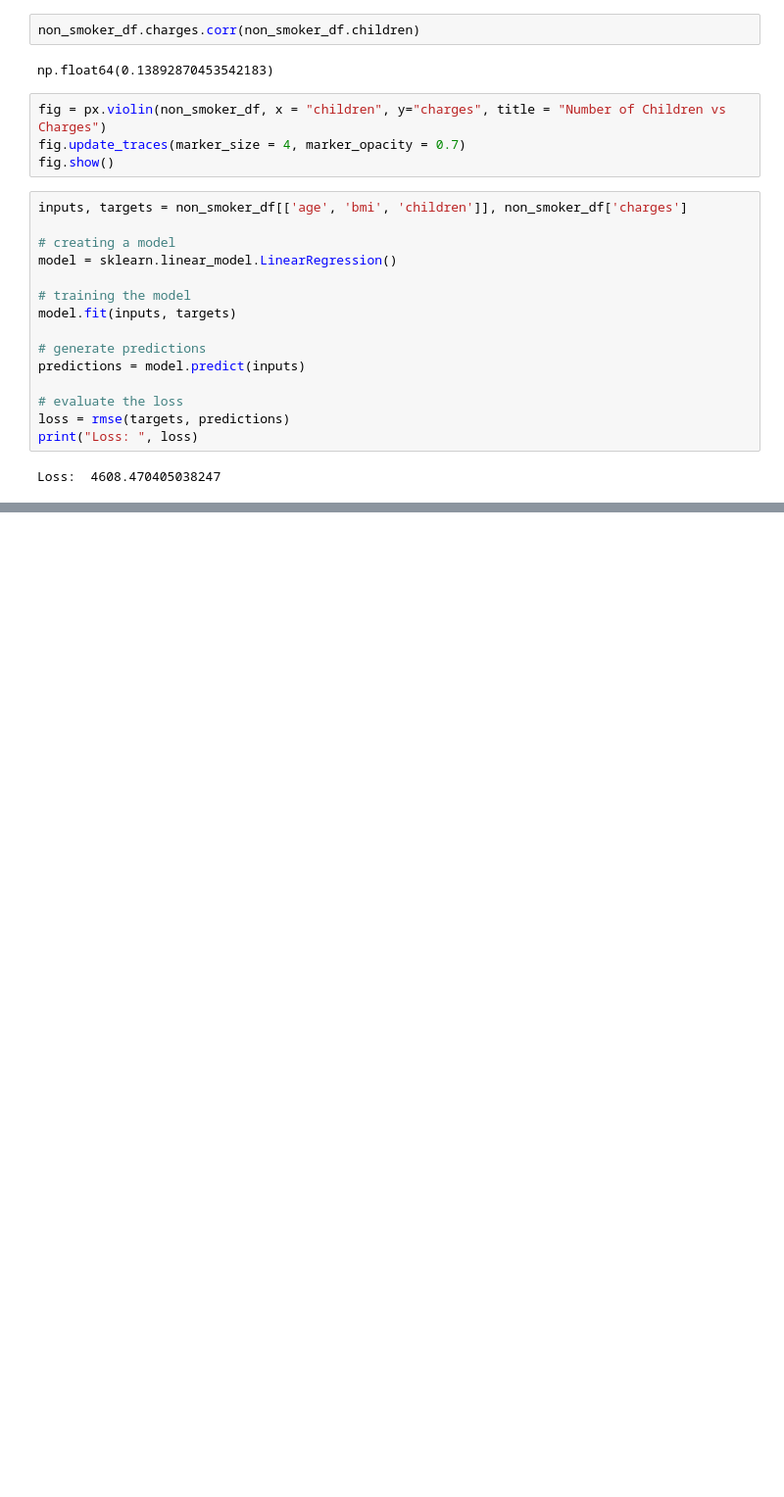
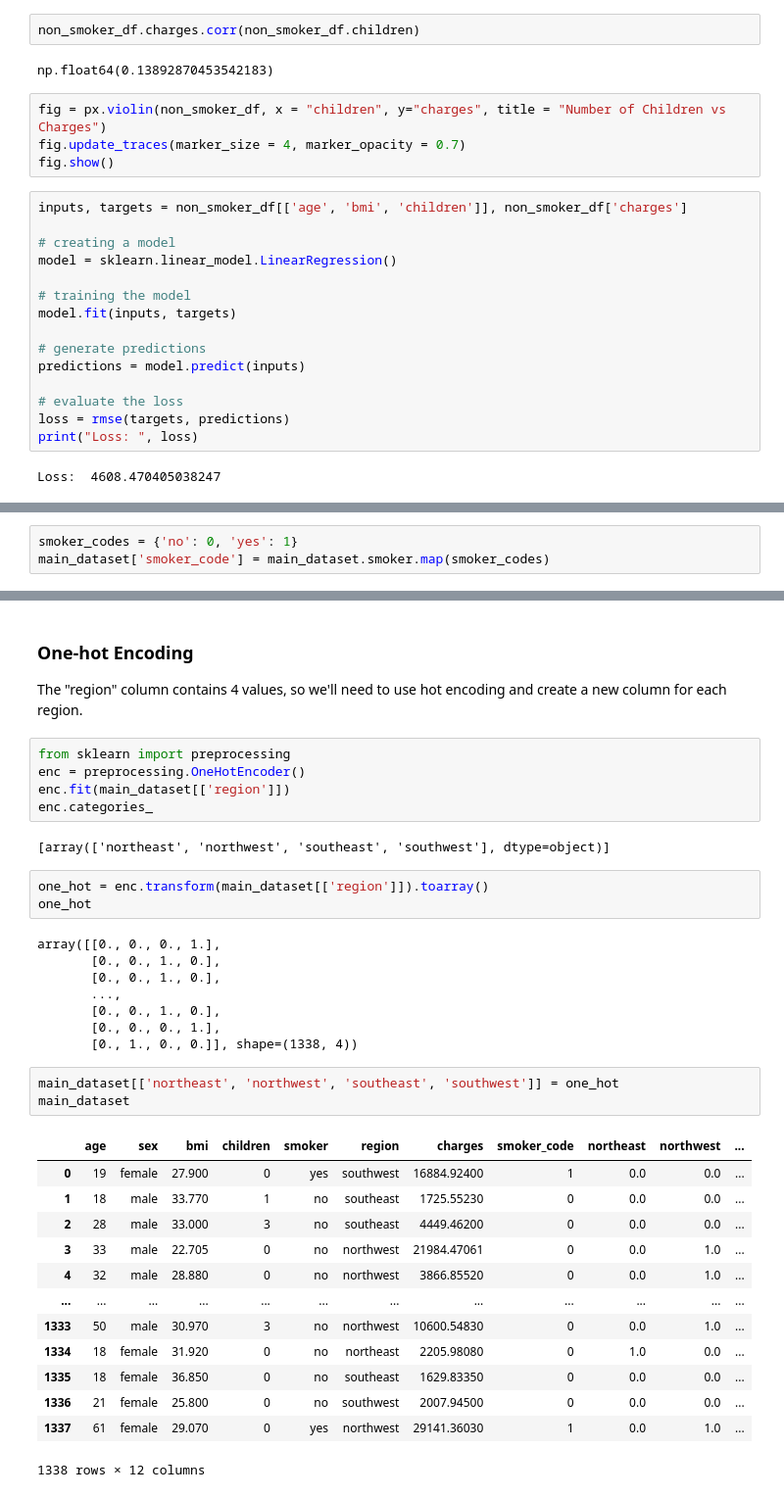
Before and after one commit to ellaliza/ai-ml-journey, a Jupyter notebook: notebooks/experiments/medical_charges_example.ipynb, the cells around one changed output, grey strips where cells are left out. Shown at 98% size. Drawn from its saved outputs; the diff is of its cells as text; blank space fills up the shorter version.

```diff
--- a/notebooks/experiments/medical_charges_example.ipynb
+++ b/notebooks/experiments/medical_charges_example.ipynb
@@ -528,0 +550,3 @@ array([2724.94209163, 6535.13457204, 6065.27173951, ..., 2134.51524931,
+# %%
+smoker_codes = {'no': 0, 'yes': 1}
+main_dataset['smoker_code'] = main_dataset.smoker.map(smoker_codes)
@@ -528,0 +568,40 @@ array([2724.94209163, 6535.13457204, 6065.27173951, ..., 2134.51524931,
+# %% [markdown]
+
+### One-hot Encoding
+
+The "region" column contains 4 values, so we'll need to use hot encoding and create a new column for each region.
+# %%
+from sklearn import preprocessing
+enc = preprocessing.OneHotEncoder()
+enc.fit(main_dataset[['region']])
+enc.categories_
+# %% [output]
+[array(['northeast', 'northwest', 'southeast', 'southwest'], dtype=object)]
+# %%
+one_hot = enc.transform(main_dataset[['region']]).toarray()
+one_hot
+# %% [output]
+array([[0., 0., 0., 1.],
+       [0., 0., 1., 0.],
+       [0., 0., 1., 0.],
+       ...,
+       [0., 0., 1., 0.],
+       [0., 0., 0., 1.],
+       [0., 1., 0., 0.]], shape=(1338, 4))
+# %%
+main_dataset[['northeast', 'northwest', 'southeast', 'southwest']] = one_hot
+main_dataset
+# %% [output]
+|  | age | sex | bmi | children | smoker | region | charges | smoker_code | northeast | northwest | ... |
+| 0 | 19 | female | 27.900 | 0 | yes | southwest | 16884.92400 | 1 | 0.0 | 0.0 | ... |
+| 1 | 18 | male | 33.770 | 1 | no | southeast | 1725.55230 | 0 | 0.0 | 0.0 | ... |
+| 2 | 28 | male | 33.000 | 3 | no | southeast | 4449.46200 | 0 | 0.0 | 0.0 | ... |
+| 3 | 33 | male | 22.705 | 0 | no | northwest | 21984.47061 | 0 | 0.0 | 1.0 | ... |
+| 4 | 32 | male | 28.880 | 0 | no | northwest | 3866.85520 | 0 | 0.0 | 1.0 | ... |
+| ... | ... | ... | ... | ... | ... | ... | ... | ... | ... | ... | ... |
+| 1333 | 50 | male | 30.970 | 3 | no | northwest | 10600.54830 | 0 | 0.0 | 1.0 | ... |
+| 1334 | 18 | female | 31.920 | 0 | no | northeast | 2205.98080 | 0 | 1.0 | 0.0 | ... |
+| 1335 | 18 | female | 36.850 | 0 | no | southeast | 1629.83350 | 0 | 0.0 | 0.0 | ... |
+| 1336 | 21 | female | 25.800 | 0 | no | southwest | 2007.94500 | 0 | 0.0 | 0.0 | ... |
+| 1337 | 61 | female | 29.070 | 0 | yes | northwest | 29141.36030 | 1 | 0.0 | 1.0 | ... |
+1338 rows × 12 columns
```
Also changed, not shown: parts of 6 cells of this notebook, 1 other file.
